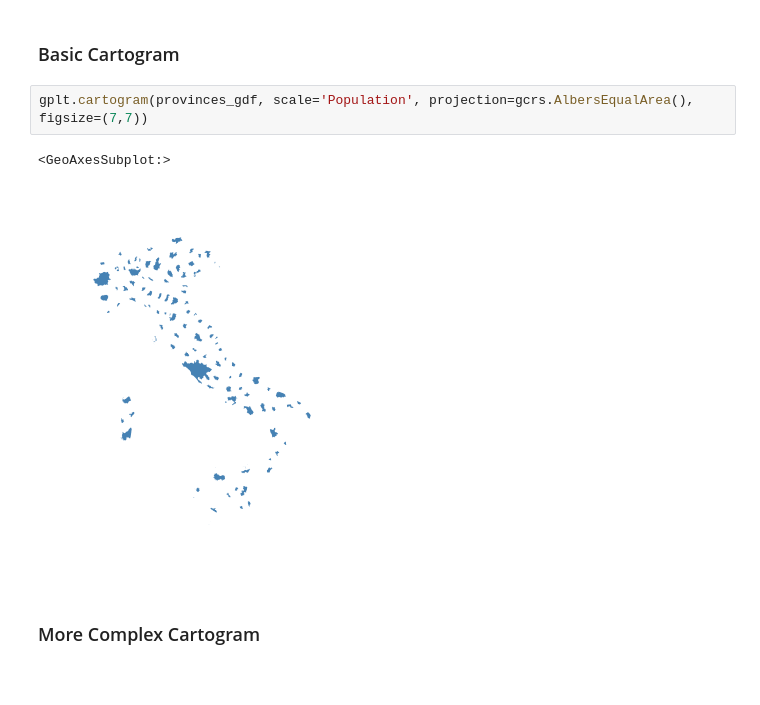
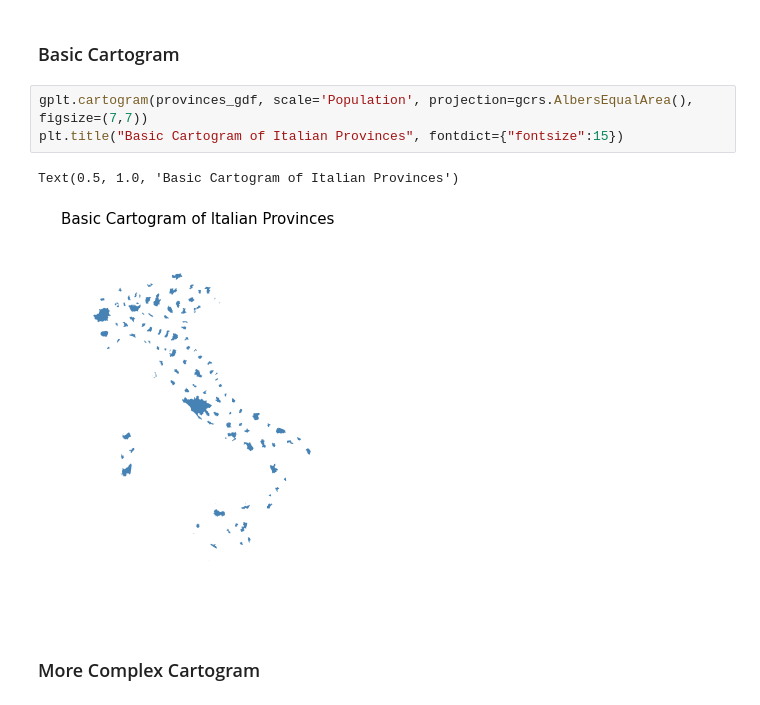
Before and after one commit to gregfeliu/Centroids_of_Italy, a Jupyter notebook: notebooks/2.Plotting_Cartograms.ipynb, the cells around one changed output. Cells and saved outputs as stored; diff of their text form.

```diff
--- a/notebooks/2.Plotting_Cartograms.ipynb
+++ b/notebooks/2.Plotting_Cartograms.ipynb
@@ -49,9 +41,10 @@ provinces_gdf.plot(column = 'Population', figsize=(5, 5), legend=True)
 ### Basic Cartogram
 # %%
 gplt.cartogram(provinces_gdf, scale='Population', projection=gcrs.AlbersEqualArea(), figsize=(7,7))
+plt.title("Basic Cartogram of Italian Provinces", fontdict={"fontsize":15})
 # %% [output]
-<GeoAxesSubplot:>
+Text(0.5, 1.0, 'Basic Cartogram of Italian Provinces')
-[figure, old version]
+[figure, new version]
 # %% [markdown]
 ### More Complex Cartogram
 # %%
```
Also changed, not shown: parts of 4 cells of this notebook, 2 other files.
